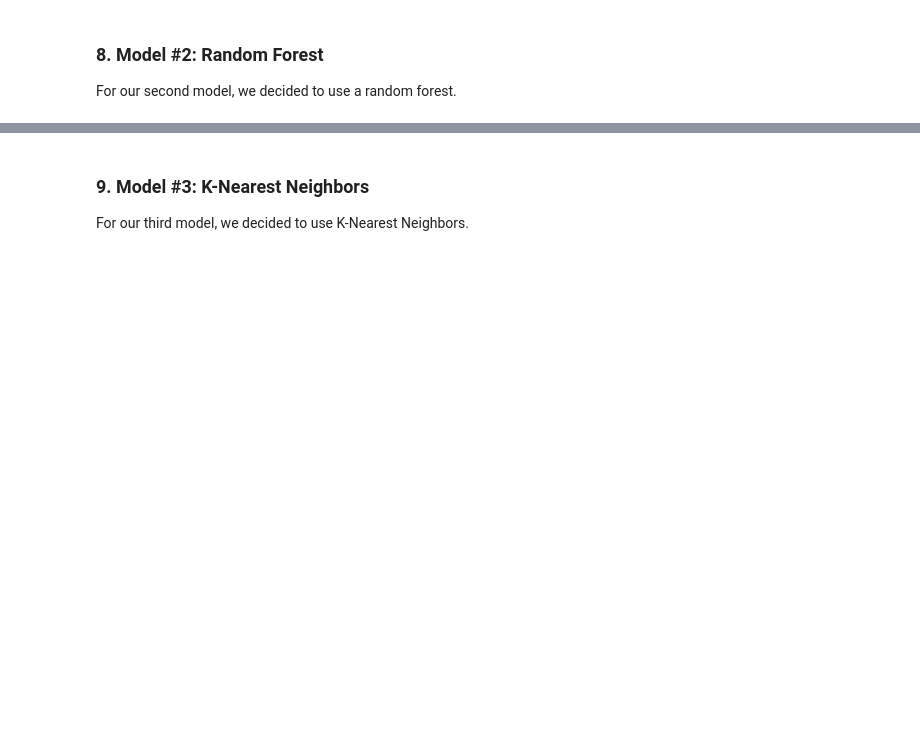
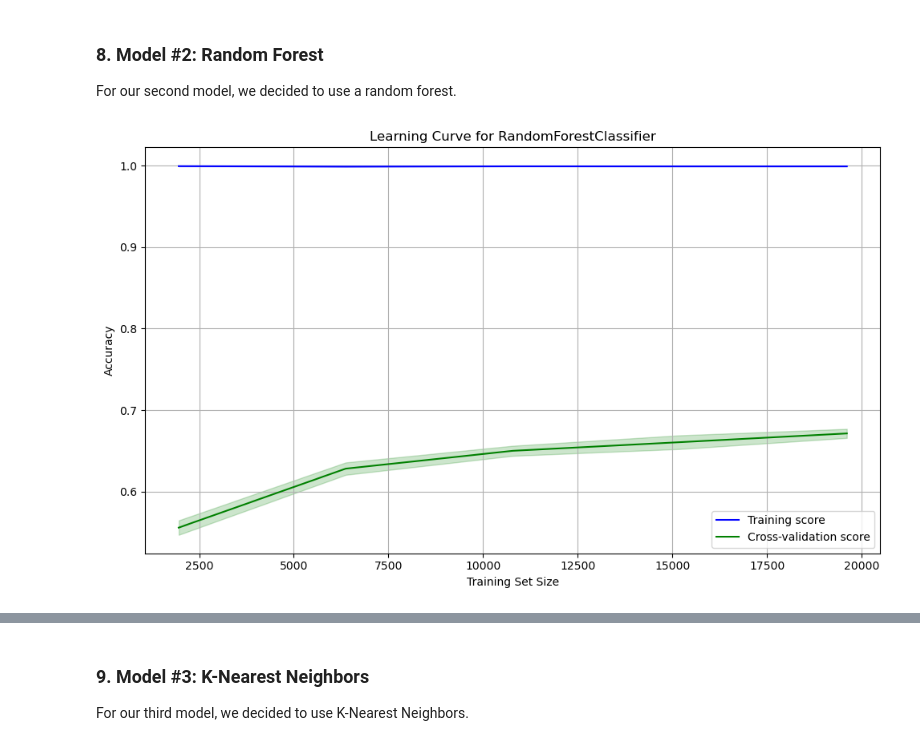
Before and after one commit to gfernan5/galaxy_classifier, a Jupyter notebook: galaxy_classifier.ipynb, the cells around one changed output, grey strips where cells are left out. Cells and saved outputs as stored; diff of their text form; code cells hidden in the pictures; blank space fills up the shorter version.

```diff
--- a/galaxy_classifier.ipynb
+++ b/galaxy_classifier.ipynb
@@ -187 +198,37 @@ from sklearn.model_selection import learning_curve
+# %%
+# Learning curve
+y = pd.Series(y)  # Convert y to a Series instead of DataFrame
+
+# Get learning curve data
+train_sizes, train_scores, test_scores = learning_curve(
+    rf_model, X, y,
+    cv=skf,
+    scoring='accuracy',
+    n_jobs=-1,
+    train_sizes=np.linspace(0.1, 1.0, 5)
+)
+
+# Calculate mean and std
+train_scores_mean = train_scores.mean(axis=1)
+train_scores_std = train_scores.std(axis=1)
+test_scores_mean = test_scores.mean(axis=1)
+test_scores_std = test_scores.std(axis=1)
+
+# Plot
+plt.figure(figsize=(10, 6))
+plt.plot(train_sizes, train_scores_mean, label='Training score', color='blue')
+plt.fill_between(train_sizes, train_scores_mean - train_scores_std,
+                 train_scores_mean + train_scores_std, alpha=0.2, color='blue')
+plt.plot(train_sizes, test_scores_mean, label='Cross-validation score', color='green')
+plt.fill_between(train_sizes, test_scores_mean - test_scores_std,
+                 test_scores_mean + test_scores_std, alpha=0.2, color='green')
+plt.title('Learning Curve for RandomForestClassifier')
+plt.xlabel('Training Set Size')
+plt.ylabel('Accuracy')
+plt.legend()
+plt.grid(True)
+plt.tight_layout()
+plt.show()
+# %% [output]
+[figure, added]
 # %%
```
Also changed, not shown: parts of 8 cells of this notebook.
